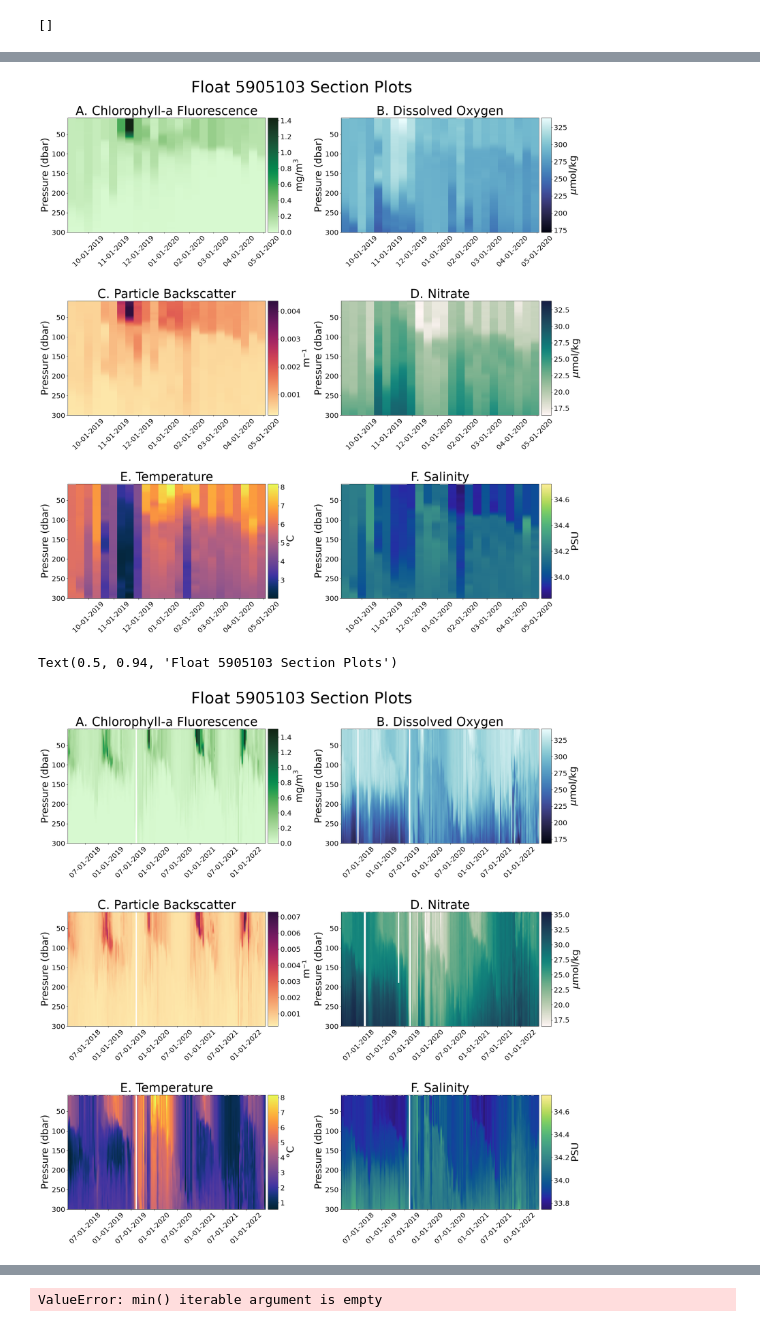
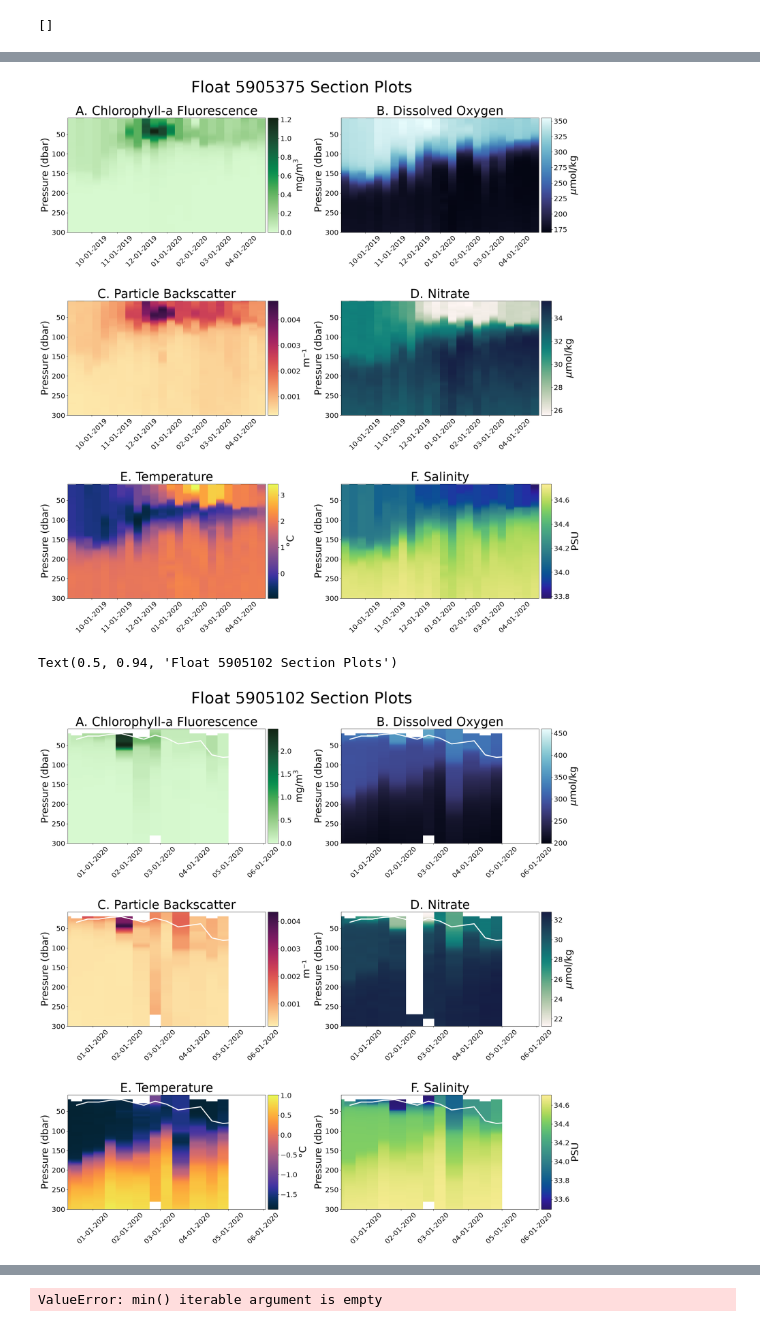
Before and after one commit to Lilah-Asalie/IBIS_Project, a Jupyter notebook: New_Section_Plots.ipynb, the cells around one changed output, grey strips where cells are left out. Cells and saved outputs as stored; diff of their text form; code cells hidden in the pictures.

```diff
--- a/New_Section_Plots.ipynb
+++ b/New_Section_Plots.ipynb
@@ -221,6 +114,6 @@ ValueError: not enough values to unpack (expected 2, got 1)
 # %%
-df=pd.read_csv(('/Users/lilah/Documents/IBIS_Project/Data_Summer/EasyOneArgo_2018_2022.csv'))
-df
+df_3yr =pd.read_csv(('/Users/lilah/Documents/IBIS_Project/Data_Summer/EasyOneArgo5905375.csv'))
+df_3yr
 # %% [output]
 |  | Unnamed: 0 | pressure | temperature | salinity | oxygen | nitrate | pH | chla | chlaFluorescence | ... |
 | 0 | 0 | 2.0 | NaN | NaN | NaN | NaN | NaN | NaN | NaN | ... |
@@ -238,2 +131,3 @@ df
 # %%
-df_subset = df[df['season'].isin(['2019-2020'])]
+df_subset = df_3yr[df_3yr['season'].isin(['2019-2020'])]
+df_subset
@@ -241,7 +151,7 @@ df_subset = df[df['season'].isin(['2019-2020'])]
 from mpl_toolkits.axes_grid1 import make_axes_locatable
 from datetime import datetime, timedelta
 
-def section(ax_position,variable, df2, title, cbarlab, color, WMOID=5905103, tick_size = 20, label_size=28, title_size=35):
+def section(ax_position,variable, df2, title, cbarlab, color, tick_size = 20, label_size=28, title_size=35):
 
     # df_ts = df_ts[df_ts['season_1'].isin([season_1])]
     # df_ts = df_ts[df_ts['season_2'].isin([season_2])]
@@ -295,7 +205,7 @@ def section(ax_position,variable, df2, title, cbarlab, color, WMOID=5905103, tic
 
     ax = fig.add_subplot(ax_position)
     plot = ax.pcolormesh(time_grid, pres_grid, param_gridded, shading='auto', cmap=color)
-    # plot2 = ax.plot(df2['DATE'],df2['MLP'],linewidth=3,color='white')
+    # plot2 = ax.plot(df_mld['DATE'],df_mld['MLP'],linewidth=3,color='white')
 
     ax.set_ylim([0, 300])
     ax.invert_yaxis()
@@ -350,16 +260,26 @@ section(ax_position = 324,  df2=df_subset, title = 'D. Nitrate', variable='nitra
 section(ax_position = 325,  df2=df_subset, title = 'E. Temperature', variable='temperature', cbarlab = f'\u00B0C',color = 'cmo.thermal')
 section(ax_position = 326,  df2=df_subset, title = 'F. Salinity', variable='salinity', cbarlab = 'PSU',color = 'cmo.haline')
 
-fig.suptitle('Float 5905103 Section Plots', fontsize = 45, y=0.94)
+fig.suptitle('Float 5905375 Section Plots', fontsize = 45, y=0.94)
 
-fig.savefig(f'/Users/lilah/Documents/IBIS_Project/Figures_Summer/final_fig_section_2019-2020.png',dpi=300, transparent=True,  bbox_inches='tight')
+fig.savefig(f'/Users/lilah/Documents/IBIS_Project/Figures_Summer/final_fig_section_5905375.png',dpi=300, transparent=True,  bbox_inches='tight')
 # %% [output]
-[figure, old version]
+[figure, new version]
+# %%
+# Condition 1: July-Dec 2014
+cond1 = (df_mld['year'] == 2019) & (df_mld['month'] >= 5)
+
+# Condition 2: Jan-June 2015
+cond2 = (df_mld['year'] == 2020) & (df_mld['month'] <= 5)
+
+
+# Combine them with "OR" (|)
+subset_df = df_mld[cond1 | cond2]
 # %%
 from mpl_toolkits.axes_grid1 import make_axes_locatable
 from datetime import datetime, timedelta
 
-def section(ax_position,variable, df2, title, cbarlab, color, WMOID=5905103, tick_size = 20, label_size=28, title_size=35):
+def section(ax_position,variable, df2, title, cbarlab, color, WMOID=5905102, tick_size = 20, label_size=28, title_size=35):
 
     # df_ts = df_ts[df_ts['season_1'].isin([season_1])]
     # df_ts = df_ts[df_ts['season_2'].isin([season_2])]
@@ -413,7 +333,7 @@ def section(ax_position,variable, df2, title, cbarlab, color, WMOID=5905103, tic
 
     ax = fig.add_subplot(ax_position)
     plot = ax.pcolormesh(time_grid, pres_grid, param_gridded, shading='auto', cmap=color)
-    # plot2 = ax.plot(df2['DATE'],df2['MLP'],linewidth=3,color='white')
+    plot2 = ax.plot(subset_df['DATE'],subset_df['MLP'],linewidth=3,color='white')
 
     ax.set_ylim([0, 300])
     ax.invert_yaxis()
@@ -438,42 +358,42 @@ def section(ax_position,variable, df2, title, cbarlab, color, WMOID=5905103, tic
     ax.set_ylim(300, 8)
     ax.set_xlabel('', fontsize=label_size)
     ax.set_ylabel('Pressure (dbar)', fontsize=label_size)
 
     # target_time = datetime(2014, 9, 16)
     # ax.plot([target_time, target_time], [0, 10], color='white', ls = '--', linewidth=2)
     # ax.axvline(x=target_time, color='white',  ls = '--',linewidth=3)
 
     # target_time = datetime(2015, 1, 16)
     # ax.plot([target_time, target_time], [0, 10], color='white', ls = '--',linewidth=2)
     # ax.axvline(x=target_time, color='white',  ls = '--',linewidth=3)
 
     # target_time = datetime(2015, 4, 27)
     # ax.plot([target_time, target_time], [0, 10], color='white',ls = '--', linewidth=2)
     # ax.axvline(x=target_time, color='white',  ls = '--',linewidth=3)
 
 
     ax.set_title(title, fontsize=title_size) # salinity
 
     # add save path
     # fig.savefig(f'/Users/lilah/Documents/IBIS_Project/Figures/float_section_{variable}_2014-15.png', dpi=300, transparent=True, bbox_inches='tight') #uncomment for lilah
     # fig.savefig(f'/Users/steviewalker/Documents/IBIS_Project/Figures/float_trajectories_{season}.png') #uncomment for stevie
 
 fig = plt.figure(figsize=(25,25))
 plt.subplots_adjust(hspace = 0.6, wspace=0.30)
 
-section(ax_position = 321,  df2=df, title = 'A. Chlorophyll-a Fluorescence', variable='chla', cbarlab = f'mg/m$^3$',color = 'cmo.algae')
-section(ax_position = 322,  df2=df, title = 'B. Dissolved Oxygen', variable='oxygen', cbarlab = f'$\mu$mol/kg',color = 'cmo.ice')
-section(ax_position = 323,  df2=df, title = 'C. Particle Backscatter', variable='bbp700', cbarlab = f"m\u207b\u00b9",color = 'cmo.matter')
-section(ax_position = 324,  df2=df, title = 'D. Nitrate', variable='nitrate', cbarlab = f'$\mu$mol/kg',color = 'cmo.tempo')
-section(ax_position = 325,  df2=df, title = 'E. Temperature', variable='temperature', cbarlab = f'\u00B0C',color = 'cmo.thermal')
-section(ax_position = 326,  df2=df, title = 'F. Salinity', variable='salinity', cbarlab = 'PSU',color = 'cmo.haline')
+section(ax_position = 321,  df2=df_subset, title = 'A. Chlorophyll-a Fluorescence', variable='chla', cbarlab = f'mg/m$^3$',color = 'cmo.algae')
+section(ax_position = 322,  df2=df_subset, title = 'B. Dissolved Oxygen', variable='oxygen', cbarlab = f'$\mu$mol/kg',color = 'cmo.ice')
+section(ax_position = 323,  df2=df_subset, title = 'C. Particle Backscatter', variable='bbp700', cbarlab = f"m\u207b\u00b9",color = 'cmo.matter')
+section(ax_position = 324,  df2=df_subset, title = 'D. Nitrate', variable='nitrate', cbarlab = f'$\mu$mol/kg',color = 'cmo.tempo')
+section(ax_position = 325,  df2=df_subset, title = 'E. Temperature', variable='temperature', cbarlab = f'\u00B0C',color = 'cmo.thermal')
+section(ax_position = 326,  df2=df_subset, title = 'F. Salinity', variable='salinity', cbarlab = 'PSU',color = 'cmo.haline')
 
-fig.suptitle('Float 5905103 Section Plots', fontsize = 45, y=0.94)
+fig.suptitle('Float 5905102 Section Plots', fontsize = 45, y=0.94)
 
 # fig.savefig(f'/Users/lilah/Documents/IBIS_Project/Figures/float_sections_all_nitrate_2014-15.png',dpi=300, transparent=True,  bbox_inches='tight')
 # %% [output]
-Text(0.5, 0.94, 'Float 5905103 Section Plots')
+Text(0.5, 0.94, 'Float 5905102 Section Plots')
-[figure, old version]
+[figure, new version]
 # %%
 # # Condition 1: July-Dec 2014
 # cond1 = (df_new['year'] == 2017) & (df_new['month'] >= 5)
```
Also changed, not shown: parts of 8 cells of this notebook, 4 other files.
